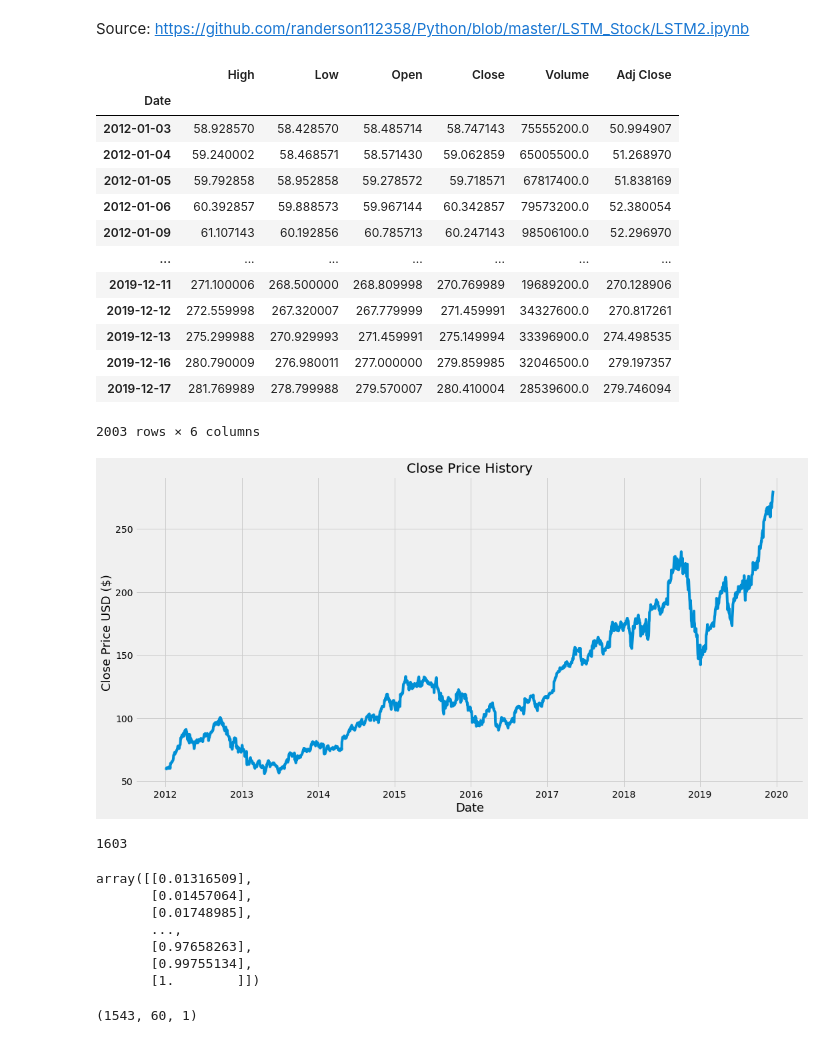
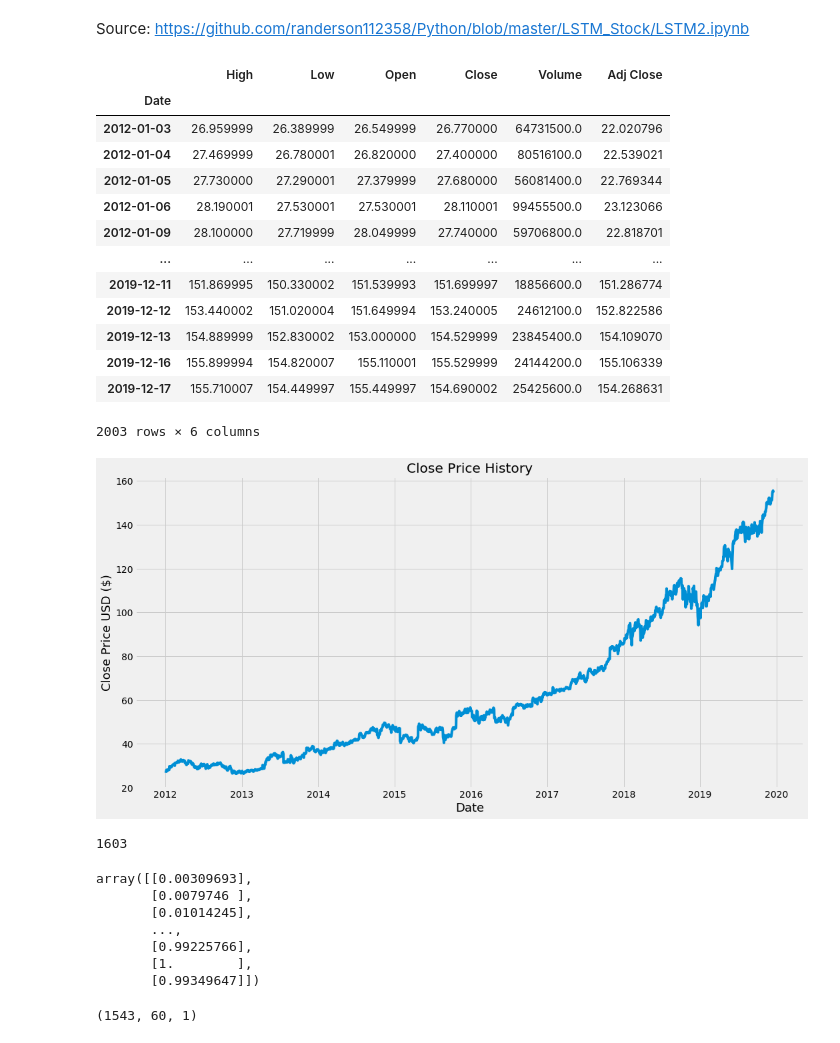
Before and after one commit to khanetor/dropout-in-rnn, a Jupyter notebook: Stock Price Prediction.ipynb, the cells around one changed output. Drawn from its saved outputs; the diff is of its cells as text; code cells hidden in the pictures.

```diff
--- a/Stock Price Prediction.ipynb
+++ b/Stock Price Prediction.ipynb
@@ -20,22 +20,22 @@ from torch import optim
 # %%
 plt.style.use("fivethirtyeight")
 # %%
-df = web.DataReader('AAPL', data_source='yahoo', start='2012-01-01', end='2019-12-17')
+df = web.DataReader('MSFT', data_source='yahoo', start='2012-01-01', end='2019-12-17')
 df
 # %% [output]
 |  | High | Low | Open | Close | Volume | Adj Close |
 | Date |  |  |  |  |  |  |
-| 2012-01-03 | 58.928570 | 58.428570 | 58.485714 | 58.747143 | 75555200.0 | 50.994907 |
-| 2012-01-04 | 59.240002 | 58.468571 | 58.571430 | 59.062859 | 65005500.0 | 51.268970 |
-| 2012-01-05 | 59.792858 | 58.952858 | 59.278572 | 59.718571 | 67817400.0 | 51.838169 |
-| 2012-01-06 | 60.392857 | 59.888573 | 59.967144 | 60.342857 | 79573200.0 | 52.380054 |
-| 2012-01-09 | 61.107143 | 60.192856 | 60.785713 | 60.247143 | 98506100.0 | 52.296970 |
+| 2012-01-03 | 26.959999 | 26.389999 | 26.549999 | 26.770000 | 64731500.0 | 22.020796 |
+| 2012-01-04 | 27.469999 | 26.780001 | 26.820000 | 27.400000 | 80516100.0 | 22.539021 |
+| 2012-01-05 | 27.730000 | 27.290001 | 27.379999 | 27.680000 | 56081400.0 | 22.769344 |
+| 2012-01-06 | 28.190001 | 27.530001 | 27.530001 | 28.110001 | 99455500.0 | 23.123066 |
+| 2012-01-09 | 28.100000 | 27.719999 | 28.049999 | 27.740000 | 59706800.0 | 22.818701 |
 | ... | ... | ... | ... | ... | ... | ... |
-| 2019-12-11 | 271.100006 | 268.500000 | 268.809998 | 270.769989 | 19689200.0 | 270.128906 |
-| 2019-12-12 | 272.559998 | 267.320007 | 267.779999 | 271.459991 | 34327600.0 | 270.817261 |
-| 2019-12-13 | 275.299988 | 270.929993 | 271.459991 | 275.149994 | 33396900.0 | 274.498535 |
-| 2019-12-16 | 280.790009 | 276.980011 | 277.000000 | 279.859985 | 32046500.0 | 279.197357 |
-| 2019-12-17 | 281.769989 | 278.799988 | 279.570007 | 280.410004 | 28539600.0 | 279.746094 |
+| 2019-12-11 | 151.869995 | 150.330002 | 151.539993 | 151.699997 | 18856600.0 | 151.286774 |
+| 2019-12-12 | 153.440002 | 151.020004 | 151.649994 | 153.240005 | 24612100.0 | 152.822586 |
+| 2019-12-13 | 154.889999 | 152.830002 | 153.000000 | 154.529999 | 23845400.0 | 154.109070 |
+| 2019-12-16 | 155.899994 | 154.820007 | 155.110001 | 155.529999 | 24144200.0 | 155.106339 |
+| 2019-12-17 | 155.710007 | 154.449997 | 155.449997 | 154.690002 | 25425600.0 | 154.268631 |
 2003 rows × 6 columns
 # %%
 plt.figure(figsize=(16, 8))
@@ -45,7 +45,7 @@ plt.xlabel("Date", fontsize=18)
 plt.ylabel("Close Price USD ($)", fontsize=18)
 plt.show()
 # %% [output]
-[figure, old version]
+[figure, new version]
 # %%
 data = df.filter(["Close"])
 dataset = data.values
@@ -60,13 +60,13 @@ scaled_data = scaler.fit_transform(dataset)
 
 scaled_data
 # %% [output]
-array([[0.01316509],
-       [0.01457064],
-       [0.01748985],
+array([[0.00309693],
+       [0.0079746 ],
+       [0.01014245],
        ...,
-       [0.97658263],
-       [0.99755134],
-       [1.        ]])
+       [0.99225766],
+       [1.        ],
+       [0.99349647]])
 # %%
 STEP = 60
 # %%
```
Also changed, not shown: parts of 5 cells of this notebook, 8 other files.
